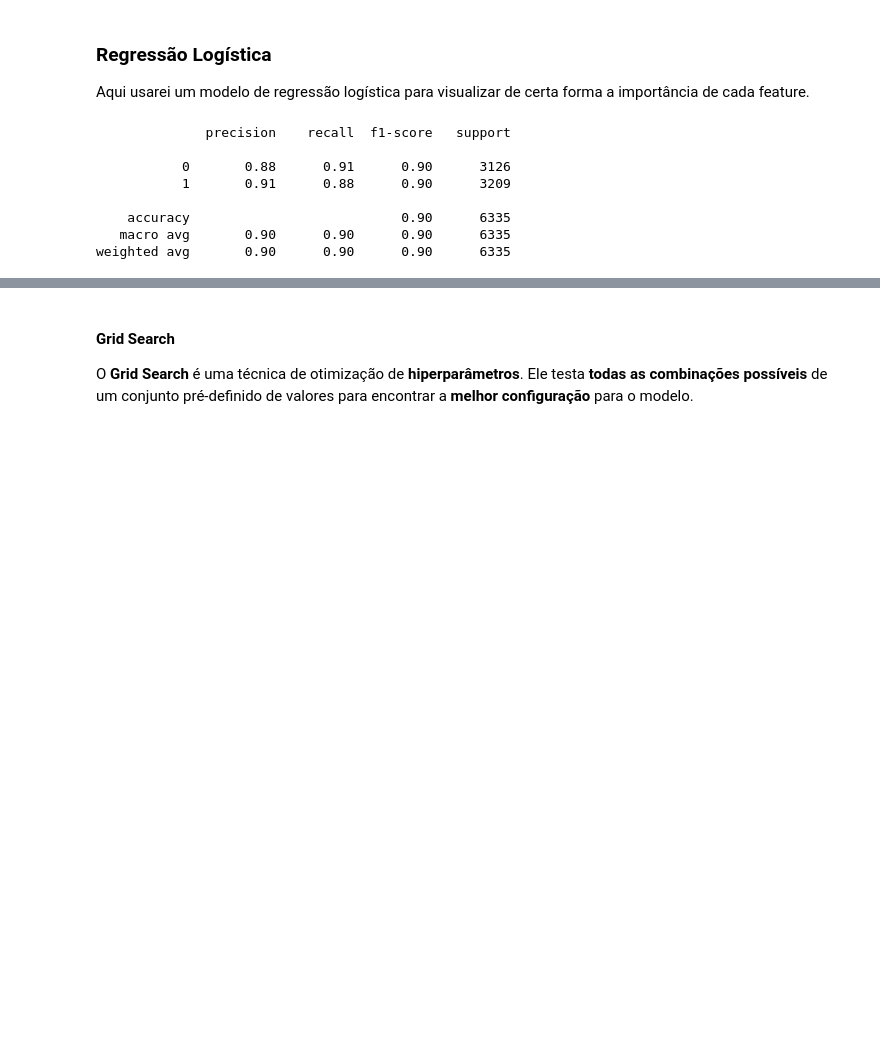
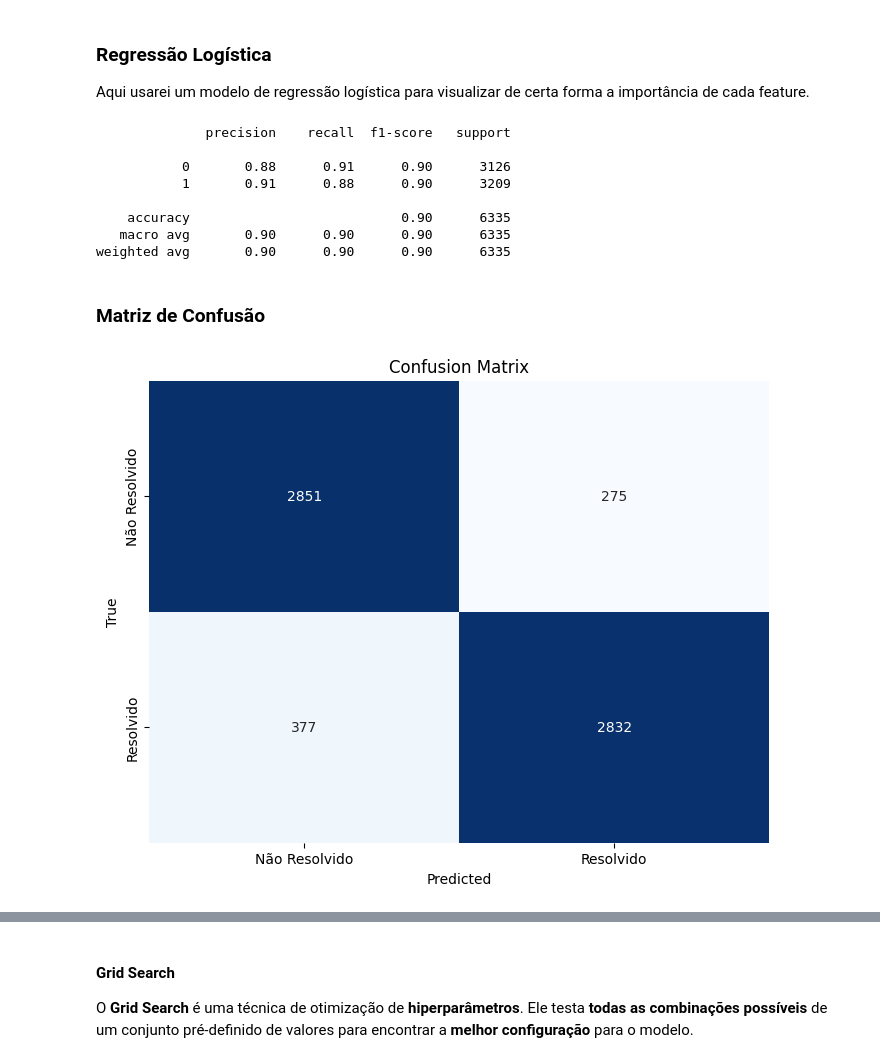
Before and after one commit to pedrohmvv/Consumidor-Gov, a Jupyter notebook: notebooks/modeling.ipynb, the cells around one changed output, grey strips where cells are left out. Drawn from its saved outputs; the diff is of its cells as text; code cells hidden in the pictures; blank space fills up the shorter version.

```diff
--- a/notebooks/modeling.ipynb
+++ b/notebooks/modeling.ipynb
@@ -645,0 +708,6 @@ weighted avg       0.90      0.90      0.90      6335
+# %% [markdown]
+### **Matriz de Confusão**
+# %%
+plot_confusion_matrix(y_test, y_pred_logreg)
+# %% [output]
+[figure, added]
```
Also changed, not shown: parts of 26 cells of this notebook, 17 other files.
